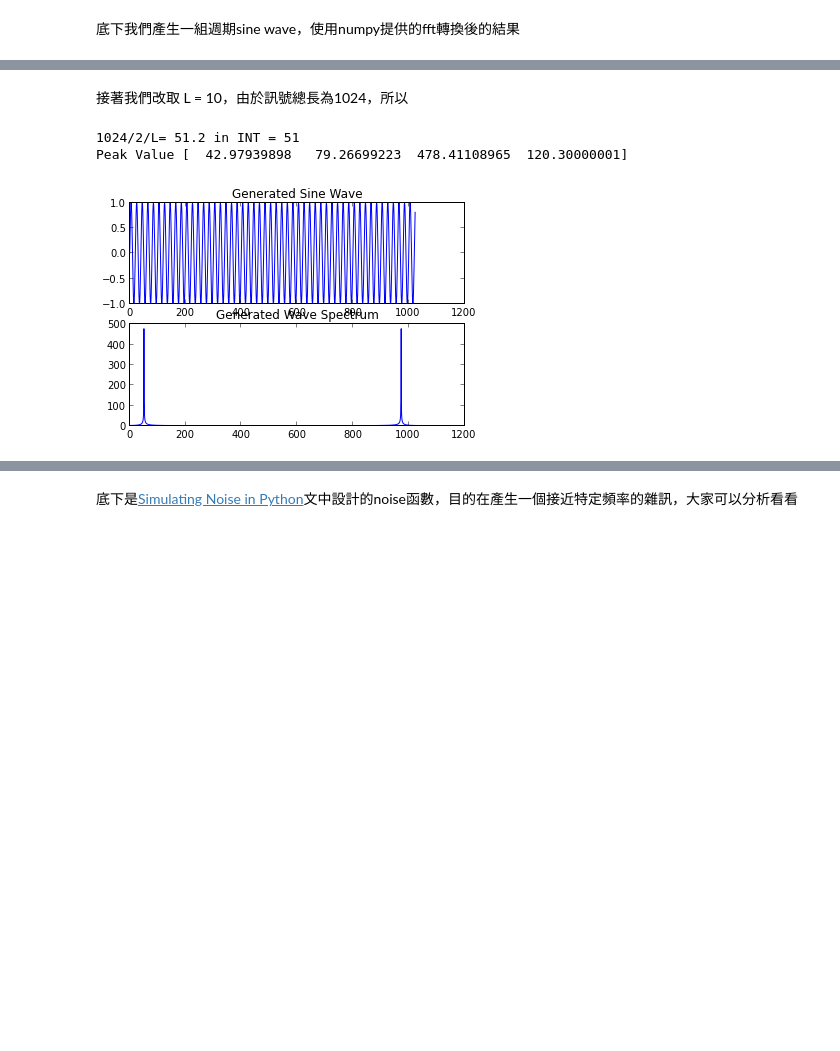
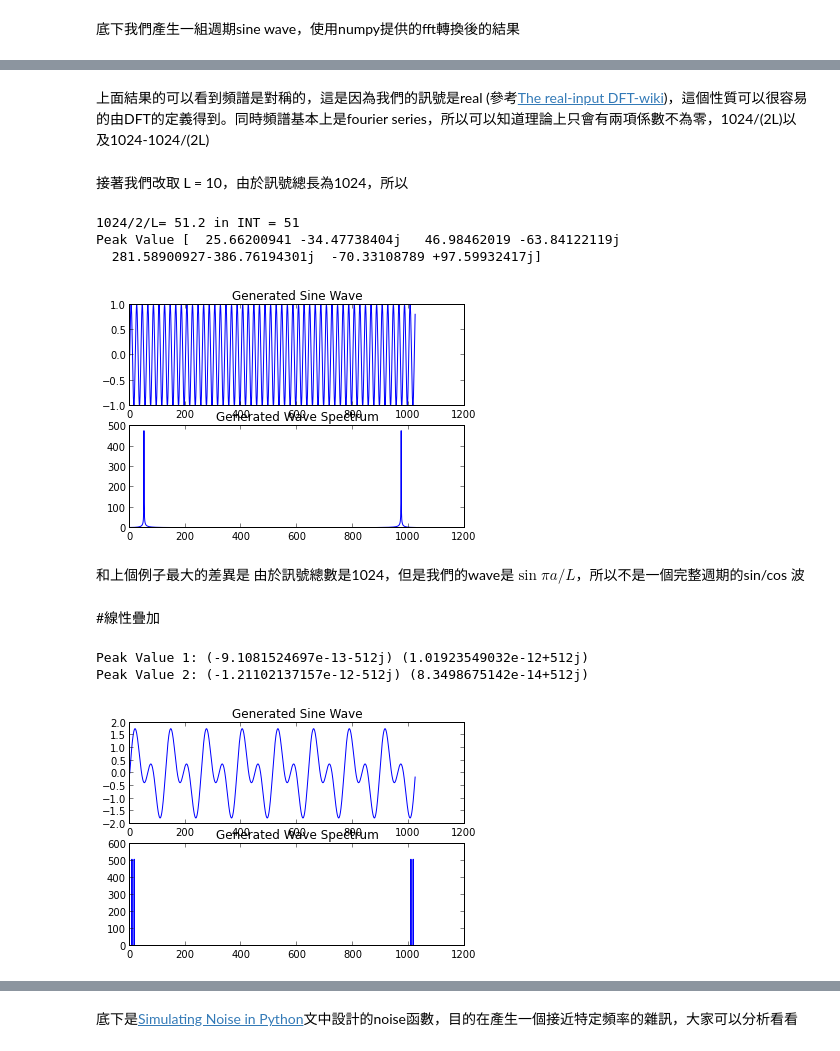
Before and after one commit to minhung/AppMathMethod, a Jupyter notebook: Signal_Analysis.ipynb, the cells around one changed output, grey strips where cells are left out. Saved outputs shown, nothing was run; the diff lists cells and outputs as text; code cells hidden in the pictures; blank space fills up the shorter version.

```diff
--- a/Signal_Analysis.ipynb
+++ b/Signal_Analysis.ipynb
@@ -31,11 +38,13 @@ Peak Value 512.0
 [figure]
+# %% [markdown]
+上面結果的可以看到頻譜是對稱的，這是因為我們的訊號是real (參考[The real-input DFT-wiki](http://en.wikipedia.org/wiki/Discrete_Fourier_transform#The_real-input_DFT))，這個性質可以很容易的由DFT的定義得到。同時頻譜基本上是fourier series，所以可以知道理論上只會有兩項係數不為零，1024/(2L)以及1024-1024/(2L)
 # %% [markdown]
 接著我們改取 L = 10，由於訊號總長為1024，所以
 # %%
 L = 10
 mySampleData = [np.sin(np.pi*a/L) for a in range(0, 1024)]
 #myFreqRes = abs(scipy.fft(mySampleData))
-myFreqRes = abs(np.fft.fft(mySampleData))
+myFreqRes = np.fft.fft(mySampleData)
 print "1024/2/L=", 1024./2/L, "in INT =", 1024/2/L
 print "Peak Value", myFreqRes[1024/2/L-2:1024/2/L+2]
 
@@ -44,11 +53,39 @@ plt.plot(mySampleData)
 plt.title("Generated Sine Wave")
 
 plt.subplot(2, 1, 2)
-plt.plot(myFreqRes)
+plt.plot(abs(myFreqRes))
 plt.title("Generated Wave Spectrum")
 
 plt.show()
 # %% [output]
 1024/2/L= 51.2 in INT = 51
-Peak Value [  42.97939898   79.26699223  478.41108965  120.30000001]
+Peak Value [  25.66200941 -34.47738404j   46.98462019 -63.84122119j
+  281.58900927-386.76194301j  -70.33108789 +97.59932417j]
 [figure]
+# %% [markdown]
+和上個例子最大的差異是 由於訊號總數是1024，但是我們的wave是$\sin{\pi a/L}$，所以不是一個完整週期的sin/cos 波
+# %% [markdown]
+#線性疊加
+# %%
+L1 = 64
+mySampleData1 = [np.sin(np.pi*a/L1) for a in range(0, 1024)]
+L2 = 32
+mySampleData2 = [np.sin(np.pi*a/L2) for a in range(0, 1024)]
+mySampleData = [sum(xx) for xx in zip(mySampleData1,mySampleData2)]
+#myFreqRes = abs(scipy.fft(mySampleData))
+myFreqRes = np.fft.fft(mySampleData)
+print "Peak Value 1:", myFreqRes[1024/2/L1],myFreqRes[1024-1024/2/L1]
+print "Peak Value 2:", myFreqRes[1024/2/L2],myFreqRes[1024-1024/2/L2]
+plt.subplot(2, 1, 1)
+plt.plot(mySampleData)
+plt.title("Generated Sine Wave")
+
+plt.subplot(2, 1, 2)
+plt.plot(abs(myFreqRes))
+plt.title("Generated Wave Spectrum")
+
+plt.show()
+# %% [output]
+Peak Value 1: (-9.1081524697e-13-512j) (1.01923549032e-12+512j)
+Peak Value 2: (-1.21102137157e-12-512j) (8.3498675142e-14+512j)
+[figure, added]
```
Also changed, not shown: parts of 10 cells of this notebook.
